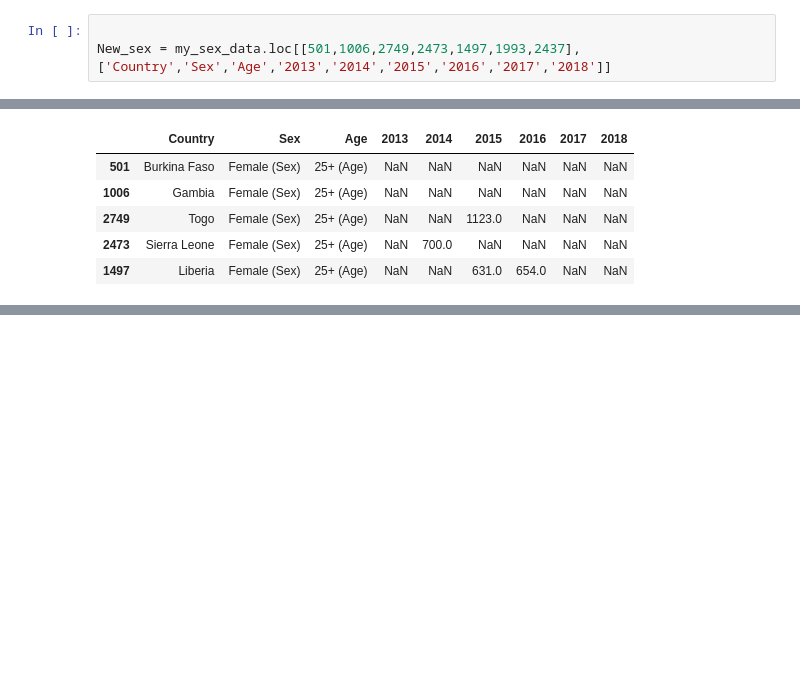
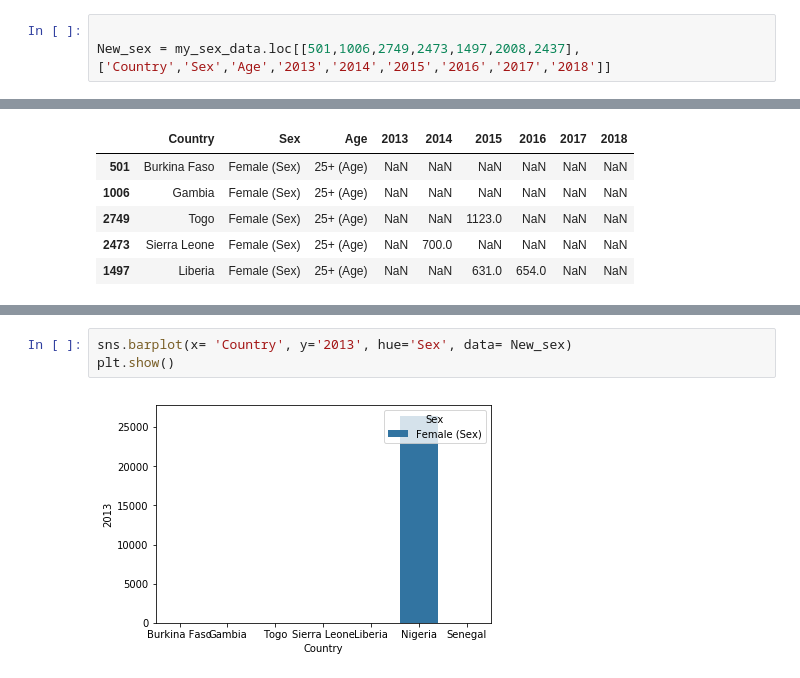
Before and after one commit to 8287/Capstone_data-, a Jupyter notebook: Titilayo Capstone Project.ipynb, the cells around one changed output, grey strips where cells are left out. Drawn from its saved outputs; the diff is of its cells as text; blank space fills up the shorter version.

```diff
--- a/Titilayo Capstone Project.ipynb
+++ b/Titilayo Capstone Project.ipynb
@@ -176,6 +182,6 @@ y
 # %%
 
-New_sex = my_sex_data.loc[[501,1006,2749,2473,1497,1993,2437],['Country','Sex','Age','2013','2014','2015','2016','2017','2018']]
+New_sex = my_sex_data.loc[[501,1006,2749,2473,1497,2008,2437],['Country','Sex','Age','2013','2014','2015','2016','2017','2018']]
 # %%
 New_sex.head()
 # %% [output]
@@ -187,0 +205,5 @@ New_sex.head()
+# %%
+sns.barplot(x= 'Country', y='2013', hue='Sex', data= New_sex)
+plt.show()
+# %% [output]
+[figure, added]
```
Also changed, not shown: parts of 9 cells of this notebook.
